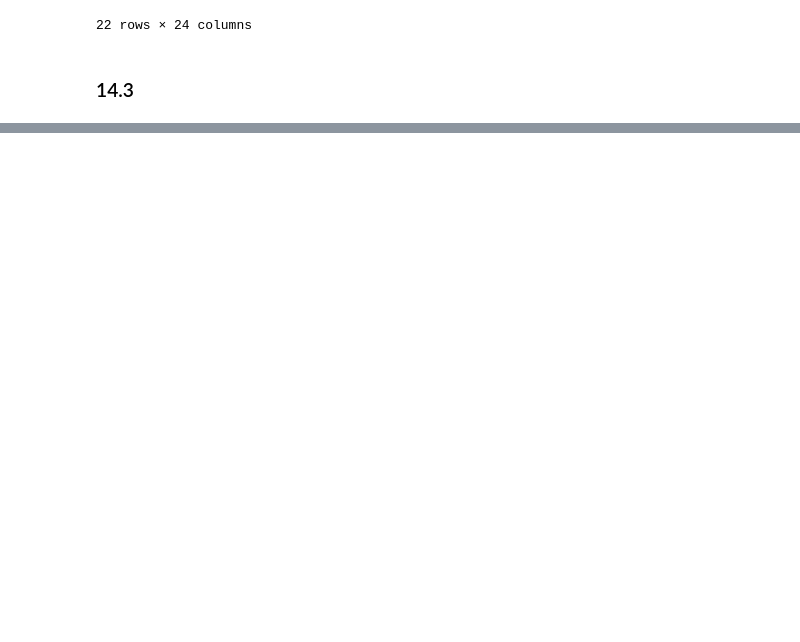
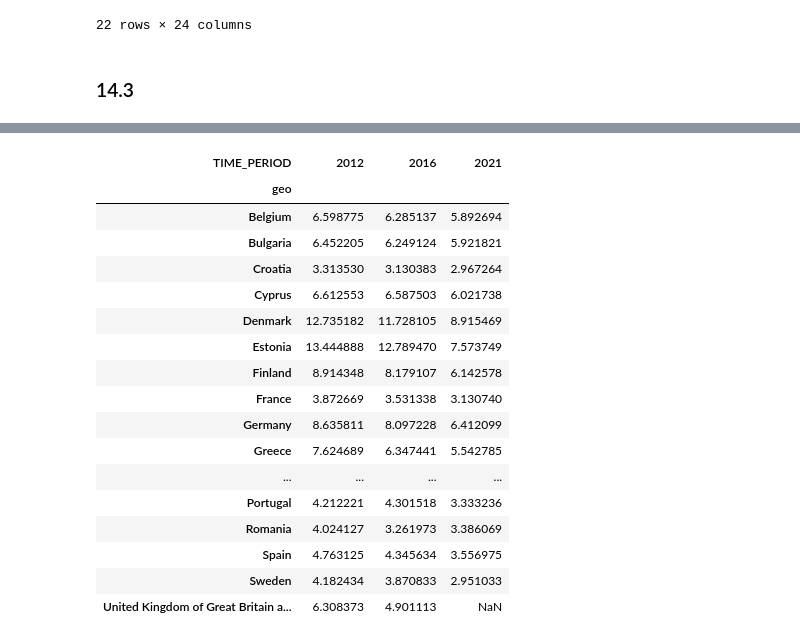
Before and after one commit to isaldiviagonzatti/sdg14, a Jupyter notebook: code/exploreSDG14.ipynb, the cells around one changed output, grey strips where cells are left out. Saved outputs shown, nothing was run; the diff lists cells and outputs as text; code cells hidden in the pictures; blank space fills up the shorter version.

```diff
--- a/code/exploreSDG14.ipynb
+++ b/code/exploreSDG14.ipynb
@@ -92,6 +96,7 @@ country_to_abbrev = {
     "France": "FR",
     "Gabon": "GA",
     "United Kingdom of Great Britain and Northern Ireland": "UK", #original is GB, Eurostat uses UK
+    "United Kingdom of GB": "GB",
     "Grenada": "GD",
     "Georgia": "GE",
     "French Guiana": "GF",
@@ -447,0 +487,30 @@ nitro.pivot_table(columns='TIME_PERIOD', index='geo', values='OBS_VALUE', aggfun
+# %%
+# CO2, KG_HAB, Eurostat
+# https://ec.europa.eu/eurostat/databrowser/view/ENV_AC_AINAH_R2
+
+co2 = pd.read_csv(os.path.join(data_path,'env_ac_ainah_r2.csv'))
+co2 = co2[co2['geo'].isin(countryAbb)]
+co2['geo'] = co2['geo'].map(abbrev_to_country).fillna(co2['geo'])
+co2 = co2.pivot_table(columns='TIME_PERIOD', index='geo', values='OBS_VALUE', aggfunc='mean')
+
+mr = co2.columns[-1] # most recent year
+co2[[2012, 2016, mr]]/1000
+# %% [output]
+| TIME_PERIOD | 2012 | 2016 | 2021 |
+| geo |  |  |  |
+| Belgium | 6.598775 | 6.285137 | 5.892694 |
+| Bulgaria | 6.452205 | 6.249124 | 5.921821 |
+| Croatia | 3.313530 | 3.130383 | 2.967264 |
+| Cyprus | 6.612553 | 6.587503 | 6.021738 |
+| Denmark | 12.735182 | 11.728105 | 8.915469 |
+| Estonia | 13.444888 | 12.789470 | 7.573749 |
+| Finland | 8.914348 | 8.179107 | 6.142578 |
+| France | 3.872669 | 3.531338 | 3.130740 |
+| Germany | 8.635811 | 8.097228 | 6.412099 |
+| Greece | 7.624689 | 6.347441 | 5.542785 |
+| ... | ... | ... | ... |
+| Portugal | 4.212221 | 4.301518 | 3.333236 |
+| Romania | 4.024127 | 3.261973 | 3.386069 |
+| Spain | 4.763125 | 4.345634 | 3.556975 |
+| Sweden | 4.182434 | 3.870833 | 2.951033 |
+| United Kingdom of Great Britain a... | 6.308373 | 4.901113 | NaN |
```
Also changed, not shown: parts of 31 cells of this notebook, 30 other files.
